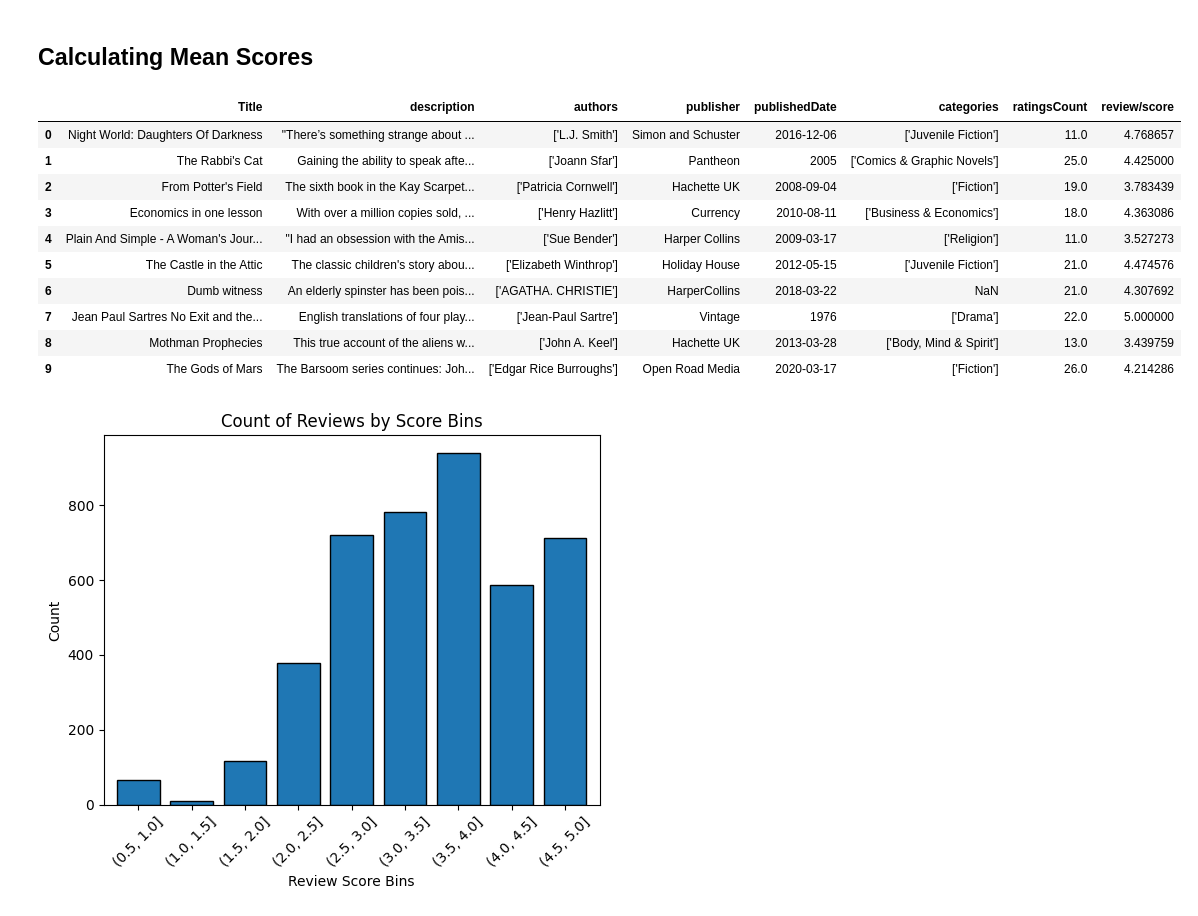
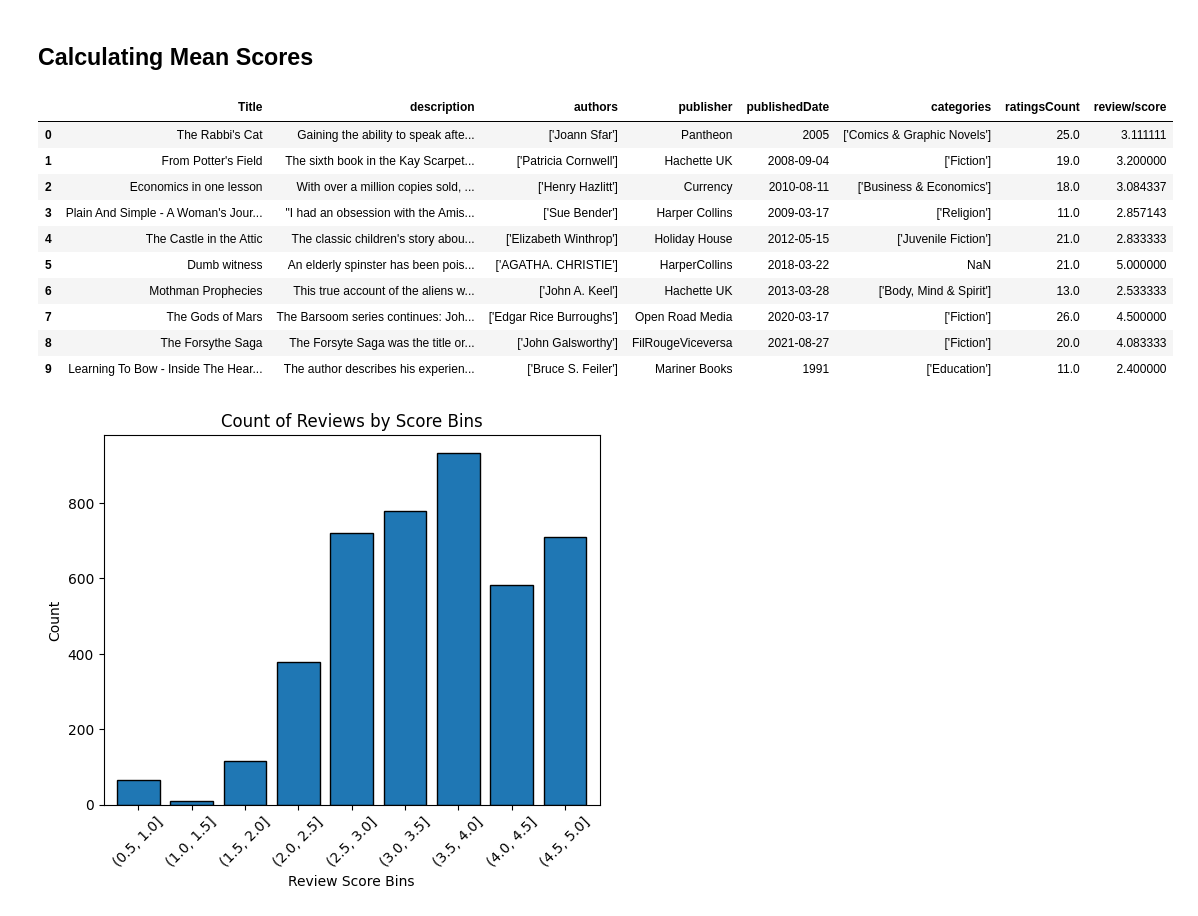
Before and after one commit to chenjoshua7/NLP_FinalProject, a Jupyter notebook: eda.ipynb, the cells around one changed output. Saved outputs shown, nothing was run; the diff lists cells and outputs as text; code cells hidden in the pictures.

```diff
--- a/eda.ipynb
+++ b/eda.ipynb
@@ -10,20 +13,20 @@ ratings_data = pd.read_csv("cleaned_data/cleaned_ratings.csv")
 ## Calculating Mean Scores
 # %%
 average_ratings = ratings_data.groupby("Title")["review/score"].mean()
-books_merged = pd.merge(book_data, average_ratings, on='Title', how='left')
+books_merged = pd.merge(book_data, average_ratings, on='Title', how='inner')
 books_merged.head(10)
 # %% [output]
 |  | Title | description | authors | publisher | publishedDate | categories | ratingsCount | review/score |
-| 0 | Night World: Daughters Of Darkness | "There’s something strange about ... | ['L.J. Smith'] | Simon and Schuster | 2016-12-06 | ['Juvenile Fiction'] | 11.0 | 4.768657 |
-| 1 | The Rabbi's Cat | Gaining the ability to speak afte... | ['Joann Sfar'] | Pantheon | 2005 | ['Comics & Graphic Novels'] | 25.0 | 4.425000 |
-| 2 | From Potter's Field | The sixth book in the Kay Scarpet... | ['Patricia Cornwell'] | Hachette UK | 2008-09-04 | ['Fiction'] | 19.0 | 3.783439 |
-| 3 | Economics in one lesson | With over a million copies sold, ... | ['Henry Hazlitt'] | Currency | 2010-08-11 | ['Business & Economics'] | 18.0 | 4.363086 |
-| 4 | Plain And Simple - A Woman's Jour... | "I had an obsession with the Amis... | ['Sue Bender'] | Harper Collins | 2009-03-17 | ['Religion'] | 11.0 | 3.527273 |
-| 5 | The Castle in the Attic | The classic children's story abou... | ['Elizabeth Winthrop'] | Holiday House | 2012-05-15 | ['Juvenile Fiction'] | 21.0 | 4.474576 |
-| 6 | Dumb witness | An elderly spinster has been pois... | ['AGATHA. CHRISTIE'] | HarperCollins | 2018-03-22 | NaN | 21.0 | 4.307692 |
-| 7 | Jean Paul Sartres No Exit and the... | English translations of four play... | ['Jean-Paul Sartre'] | Vintage | 1976 | ['Drama'] | 22.0 | 5.000000 |
-| 8 | Mothman Prophecies | This true account of the aliens w... | ['John A. Keel'] | Hachette UK | 2013-03-28 | ['Body, Mind & Spirit'] | 13.0 | 3.439759 |
-| 9 | The Gods of Mars | The Barsoom series continues: Joh... | ['Edgar Rice Burroughs'] | Open Road Media | 2020-03-17 | ['Fiction'] | 26.0 | 4.214286 |
+| 0 | The Rabbi's Cat | Gaining the ability to speak afte... | ['Joann Sfar'] | Pantheon | 2005 | ['Comics & Graphic Novels'] | 25.0 | 3.111111 |
+| 1 | From Potter's Field | The sixth book in the Kay Scarpet... | ['Patricia Cornwell'] | Hachette UK | 2008-09-04 | ['Fiction'] | 19.0 | 3.200000 |
+| 2 | Economics in one lesson | With over a million copies sold, ... | ['Henry Hazlitt'] | Currency | 2010-08-11 | ['Business & Economics'] | 18.0 | 3.084337 |
+| 3 | Plain And Simple - A Woman's Jour... | "I had an obsession with the Amis... | ['Sue Bender'] | Harper Collins | 2009-03-17 | ['Religion'] | 11.0 | 2.857143 |
+| 4 | The Castle in the Attic | The classic children's story abou... | ['Elizabeth Winthrop'] | Holiday House | 2012-05-15 | ['Juvenile Fiction'] | 21.0 | 2.833333 |
+| 5 | Dumb witness | An elderly spinster has been pois... | ['AGATHA. CHRISTIE'] | HarperCollins | 2018-03-22 | NaN | 21.0 | 5.000000 |
+| 6 | Mothman Prophecies | This true account of the aliens w... | ['John A. Keel'] | Hachette UK | 2013-03-28 | ['Body, Mind & Spirit'] | 13.0 | 2.533333 |
+| 7 | The Gods of Mars | The Barsoom series continues: Joh... | ['Edgar Rice Burroughs'] | Open Road Media | 2020-03-17 | ['Fiction'] | 26.0 | 4.500000 |
+| 8 | The Forsythe Saga | The Forsyte Saga was the title or... | ['John Galsworthy'] | FilRougeViceversa | 2021-08-27 | ['Fiction'] | 20.0 | 4.083333 |
+| 9 | Learning To Bow - Inside The Hear... | The author describes his experien... | ['Bruce S. Feiler'] | Mariner Books | 1991 | ['Education'] | 11.0 | 2.400000 |
 # %%
 books_merged.to_csv("cleaned_data/books_withRatings.csv", index = False)
 # %%
```
Also changed, not shown: parts of 20 cells of this notebook, 2 other files.
